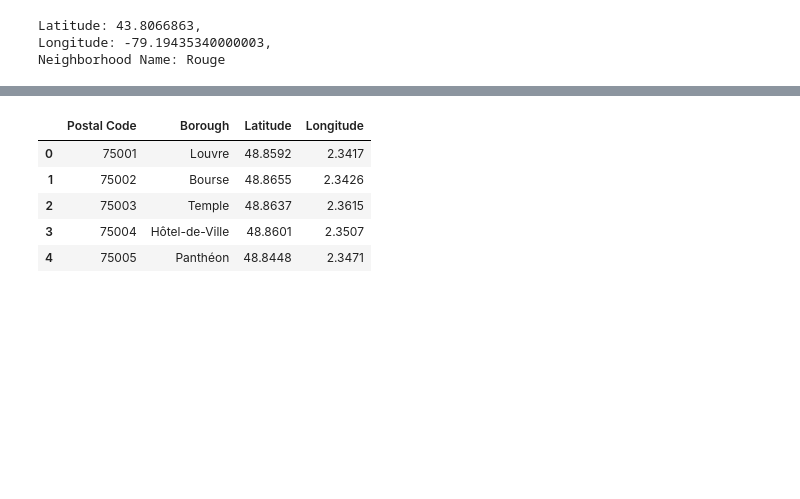
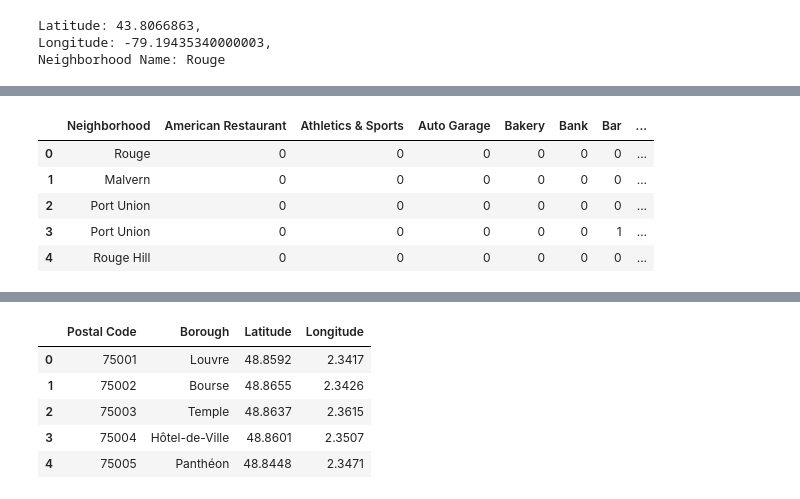
Before and after one commit to KrishnaChaitanya1/Coursera_Capstone, a Jupyter notebook: Final Capstone Project/Relations between food cuisines.ipynb, the cells around one changed output, grey strips where cells are left out. Drawn from its saved outputs; the diff is of its cells as text; code cells hidden in the pictures; blank space fills up the shorter version.

```diff
--- a/Final Capstone Project/Relations between food cuisines.ipynb
+++ b/Final Capstone Project/Relations between food cuisines.ipynb
@@ -116,0 +172,22 @@ Neighborhood Name: Rouge
+# %%
+def get_category_type(row):
+    try:
+        categories_list = row['categories']
+    except:
+        categories_list = row['venue.categories']
+    if len(categories_list) == 0:
+        return None
+    else:
+        return categories_list[0]['name']
+# %%
+venues = results['response']['groups'][0]['items']
+
+nearby_venues = json_normalize(venues) # Flatten the JSON to tabular data
+
+filtered_columns = ['venue.name', 'venue.categories', 'venue.location.lat', 'venue.location.lng']
+nearby_venues = nearby_venues.loc[:, filtered_columns]
+
+nearby_venues['venue.categories'] = nearby_venues.apply(get_category_type, axis = 1)
+
+nearby_venues.columns = [col.split(".")[-1] for col in nearby_venues.columns]
+nearby_venues.head()
@@ -116,0 +241,5 @@ Neighborhood Name: Rouge
+# %%
+scar_venues = getNearbyVenues(names=scar_df['Neighborhood'],
+                                   latitudes=scar_df['Latitude'],
+                                   longitudes=scar_df['Longitude']
+                                  )
@@ -116,0 +275,2 @@ Neighborhood Name: Rouge
+# %%
+scar_venues.loc[-1] = ['Upper Rouge', 43.83455, -79.2069, "Al's Wine", 43.83455, -79.2069, "Bar"]
@@ -116,0 +286,16 @@ Neighborhood Name: Rouge
+# %%
+scar_onehot = pd.get_dummies(scar_venues[['Venue Category']], prefix = '', prefix_sep = "")
+
+scar_onehot['Neighborhood'] = scar_venues['Neighborhood']
+
+fixed_columns = [scar_onehot.columns[-1]] + list(scar_onehot.columns[:-1])
+scar_onehot = scar_onehot[fixed_columns]
+
+scar_onehot.head()
+# %% [output]
+|  | Neighborhood | American Restaurant | Athletics & Sports | Auto Garage | Bakery | Bank | Bar | ... |
+| 0 | Rouge | 0 | 0 | 0 | 0 | 0 | 0 | ... |
+| 1 | Malvern | 0 | 0 | 0 | 0 | 0 | 0 | ... |
+| 2 | Port Union | 0 | 0 | 0 | 0 | 0 | 0 | ... |
+| 3 | Port Union | 0 | 0 | 0 | 0 | 0 | 1 | ... |
+| 4 | Rouge Hill | 0 | 0 | 0 | 0 | 0 | 0 | ... |
```
Also changed, not shown: parts of 22 cells of this notebook.
